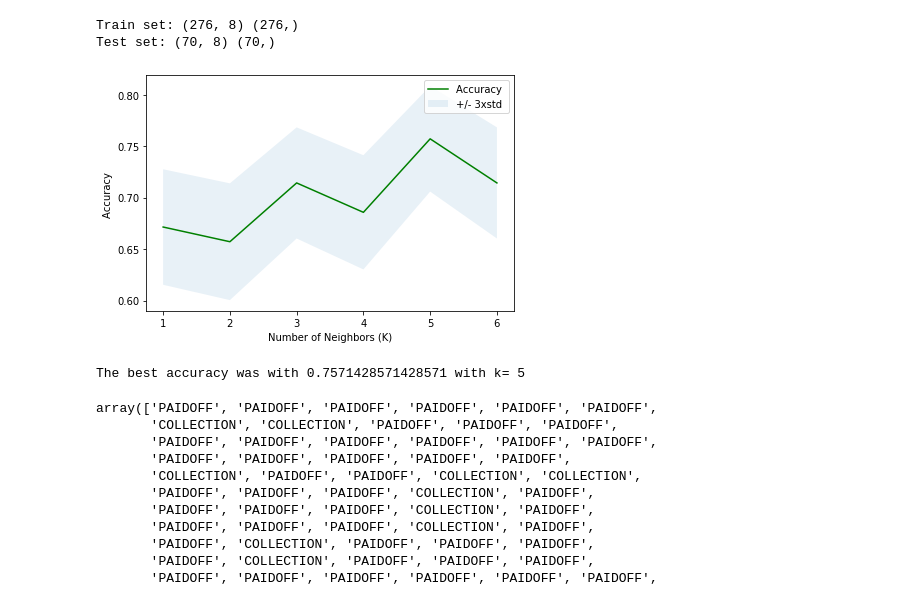
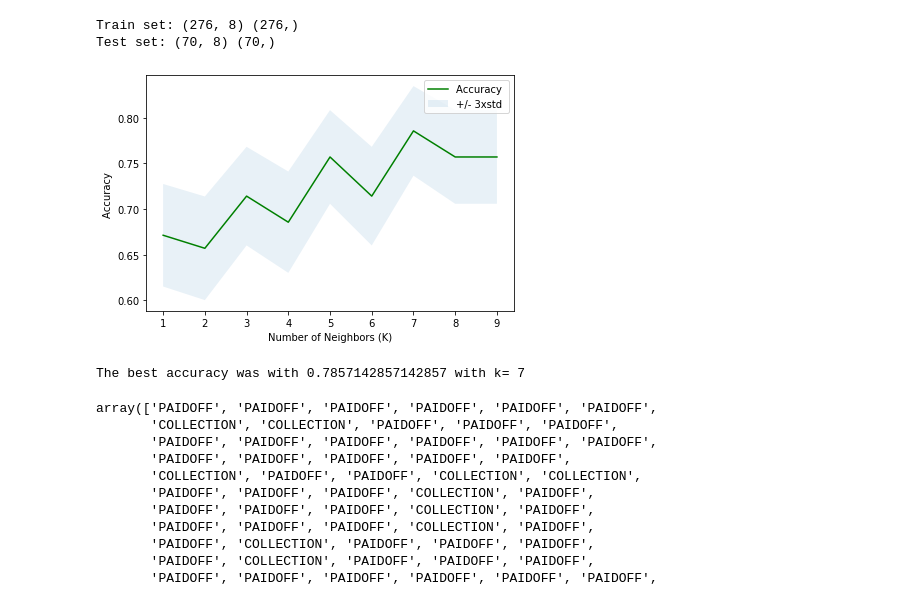
Before and after one commit to saraheldawody/Proj-Loan-classification, a Jupyter notebook: ML0101EN-Proj-Loan-py-v1.ipynb, the cells around one changed output. Saved outputs shown, nothing was run; the diff lists cells and outputs as text; code cells hidden in the pictures.

```diff
--- a/ML0101EN-Proj-Loan-py-v1.ipynb
+++ b/ML0101EN-Proj-Loan-py-v1.ipynb
@@ -268,31 +268,31 @@ Test set: (70, 8) (70,)
 from sklearn.neighbors import KNeighborsClassifier
 from sklearn import metrics
 # %%
-Ks = 7
+Ks = 10
 mean_acc = np.zeros((Ks-1))
 std_acc = np.zeros((Ks-1))
 ConfustionMx = [];
 for k in range(1,Ks):
 
     #Train Model and Predict
     neigh = KNeighborsClassifier(n_neighbors = k).fit(X_train,y_train)
     yhat=neigh.predict(X_test)
     mean_acc[k-1] = metrics.accuracy_score(y_test, yhat)
     std_acc[k-1]=np.std(yhat==y_test)/np.sqrt(yhat.shape[0])
 
 plt.plot(range(1,Ks),mean_acc,'g')
 plt.fill_between(range(1,Ks),mean_acc - 1 * std_acc,mean_acc + 1 * std_acc, alpha=0.10)
 plt.legend(('Accuracy ', '+/- 3xstd'))
 plt.ylabel('Accuracy ')
 plt.xlabel('Number of Neighbors (K)')
 plt.tight_layout()
 plt.show()
 # %% [output]
-[figure, old version]
+[figure, new version]
 # %%
 print( "The best accuracy was with", mean_acc.max(), "with k=", mean_acc.argmax()+1)
 # %% [output]
-The best accuracy was with 0.7571428571428571 with k= 5
+The best accuracy was with 0.7857142857142857 with k= 7
 # %%
 neigh = KNeighborsClassifier(n_neighbors = 7).fit(X_train,y_train)
 yhat=neigh.predict(X_test)
```
